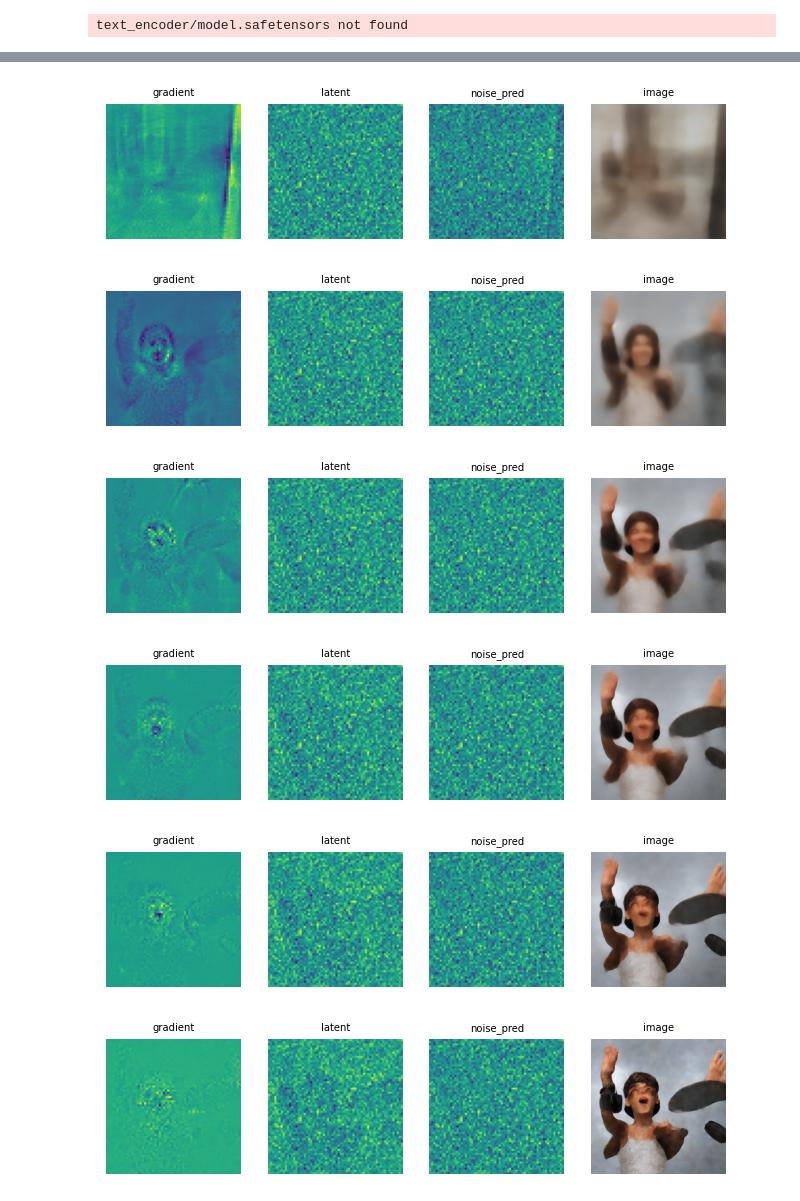
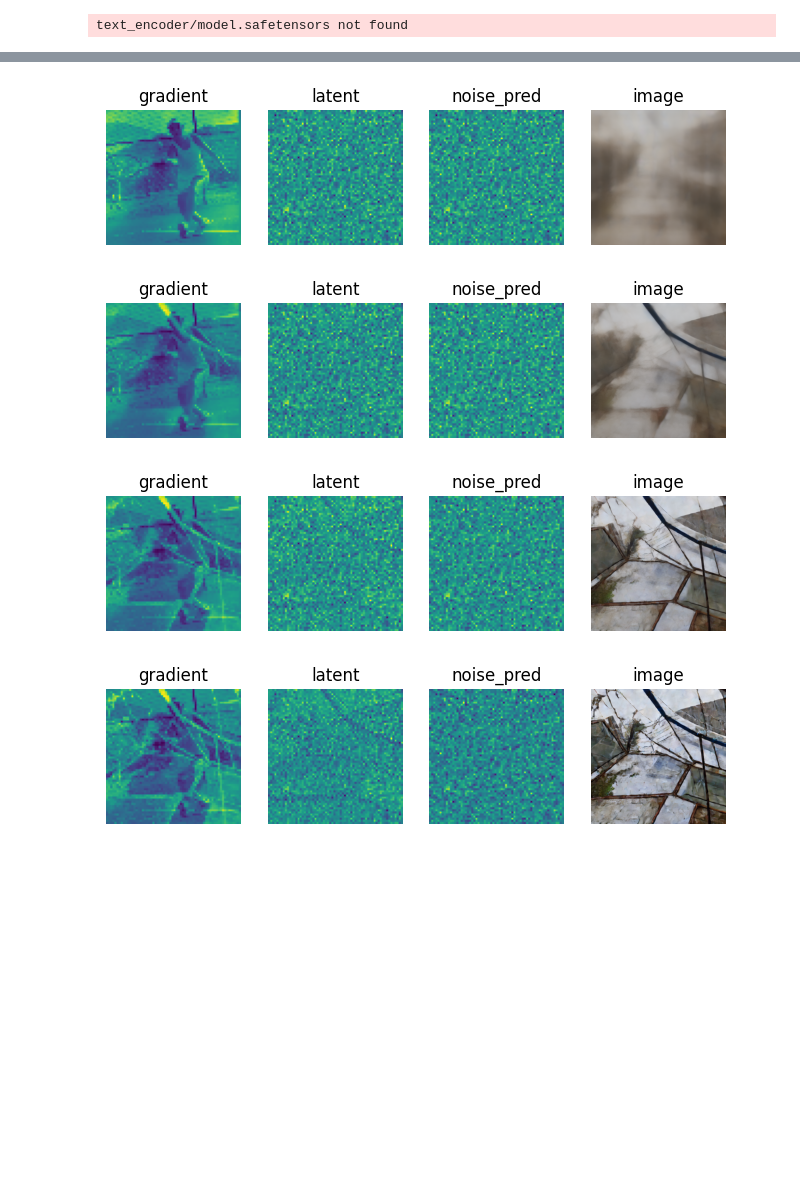
Before and after one commit to sunminni1031/transformer_brain_encoder, a Jupyter notebook: brain_guided_image_generation.ipynb, the cells around one changed output, grey strips where cells are left out. Drawn from its saved outputs; the diff is of its cells as text; code cells hidden in the pictures; blank space fills up the shorter version.

```diff
--- a/brain_guided_image_generation.ipynb
+++ b/brain_guided_image_generation.ipynb
@@ -88,26 +262,26 @@ else:
         for name, param in cur_model.named_parameters():
             param.requires_grad = False
 # %%
-lh_challenge_rois = []
-rh_challenge_rois = []
-for roi in rois_list:
-    roi_ind = model.lh_roi_names.index(roi)
-    lh_challenge_rois.append(model.lh_challenge_rois[roi_ind])
-    rh_challenge_rois.append(model.rh_challenge_rois[roi_ind])
-lh_challenge_rois = torch.clip(torch.stack(lh_challenge_rois).sum(0), min=0, max=1).cpu().numpy()
-rh_challenge_rois = torch.clip(torch.stack(rh_challenge_rois).sum(0), min=0, max=1).cpu().numpy()
+# lh_challenge_rois = []
+# rh_challenge_rois = []
+# for roi in rois_list:
+#     roi_ind = model.lh_roi_names.index(roi)
+#     lh_challenge_rois.append(model.lh_challenge_rois[roi_ind])
+#     rh_challenge_rois.append(model.rh_challenge_rois[roi_ind])
+# lh_challenge_rois = torch.clip(torch.stack(lh_challenge_rois).sum(0), min=0, max=1).cpu().numpy()
+# rh_challenge_rois = torch.clip(torch.stack(rh_challenge_rois).sum(0), min=0, max=1).cpu().numpy()
 
 
-def loss_function(image_input):
-    outputs = model.forward(image_input)
-    rois_acts = torch.mean(outputs[0] * torch.tensor(lh_challenge_rois).cuda(), axis=1)
-    rois_acts += torch.mean(outputs[1] * torch.tensor(rh_challenge_rois).cuda(), axis=1)
-    return -torch.mean(rois_acts)
+# def loss_function(image_input):
+#     outputs = model.forward(image_input)
+#     rois_acts = torch.mean(outputs[0] * torch.tensor(lh_challenge_rois).cuda(), axis=1)
+#     rois_acts += torch.mean(outputs[1] * torch.tensor(rh_challenge_rois).cuda(), axis=1)
+#     return -torch.mean(rois_acts)
 
 
-fld = '/engram/nklab/ms5724/transformer_brain_encoder/images'
-os.makedirs(fld, exist_ok=True)
-os.makedirs(f'{fld}/{model_name}', exist_ok=True)
+# fld = '/engram/nklab/ms5724/transformer_brain_encoder/images'
+# os.makedirs(fld, exist_ok=True)
+# os.makedirs(f'{fld}/{model_name}', exist_ok=True)
 # %%
 repo_id = "stabilityai/stable-diffusion-2-1-base"
 pipe = mypipelineSAG.from_pretrained(repo_id, torch_dtype=torch.float16, revision="fp16")
@@ -131,7 +367,7 @@ from diffusers.pipelines.stable_diffusion import StableDiffusionPipelineOutput
 num_inference_steps = 50
 guidance_scale = 0.0
 sag_scale = 0.75
-clip_guidance_scale = 130.0
+clip_guidance_scale = 130.0 * 10
 generator = g
 self = pipe
 with torch.no_grad():
@@ -151,9 +387,9 @@ with torch.no_grad():
     store_processor = CrossAttnStoreProcessor()
     self.unet.mid_block.attentions[0].transformer_blocks[0].attn1.processor = store_processor
     if not hasattr(self, "OPENAI_CLIP_MEAN"):
-        self.OPENAI_CLIP_MEAN = torch.from_numpy(np.array((0.48145466, 0.4578275, 0.40821073),
+        self.OPENAI_CLIP_MEAN = torch.from_numpy(np.array((0.485, 0.456, 0.406),
                                                           dtype=np.single)[None, :, None, None]).to(device)
-        self.OPENAI_CLIP_STD = torch.from_numpy(np.array((0.26862954, 0.26130258, 0.27577711),
+        self.OPENAI_CLIP_STD = torch.from_numpy(np.array((0.229, 0.224, 0.225),
                                                          dtype=np.single)[None, :, None, None]).to(device)
         self.OPENAI_CLIP_MEAN.requires_grad = False
         self.OPENAI_CLIP_STD.requires_grad = False
@@ -189,13 +425,16 @@ with torch.no_grad():
             resized_image = torch.nn.functional.interpolate(fp32_image, size=224, mode="bilinear")
             normalized_image = (resized_image - self.OPENAI_CLIP_MEAN) / self.OPENAI_CLIP_STD
             loss = self.brain_tweak(normalized_image) * clip_guidance_scale
-            grads = -torch.autograd.grad(loss, latents)[0]
+            # grads = -torch.autograd.grad(loss, latents)[0]
+            grads = -torch.autograd.grad(loss, normalized_image)[0]
+            grads = F.interpolate(grads, size=(64, 64), mode='bilinear', align_corners=False)
+            grads = grads.mean(1, keepdims=True).expand(-1, 4, -1, -1).cuda().half()
             latents = latents.detach()
             noise_pred = noise_pred_original - torch.sqrt(beta_prod_t) * grads
             # return noise_pred, latents
         #####################################################################
         latents = self.scheduler.step(noise_pred, t, latents, **extra_step_kwargs).prev_sample
-        if np.mod(i, 5) == 0:
+        if np.mod(i, 10) == 0:
             fig, axes = plt.subplots(1, 4, figsize=(8, 2))
             for iax, arr in enumerate([grads, latents, noise_pred]):
                 arr = arr.cpu().numpy()
@@ -216,6 +455,4 @@ with torch.no_grad():
-[figure, old version]
+[figure, new version]
-[figure, old version]
+[figure, new version]
-[figure, old version]
+[figure, new version]
-[figure, old version]
+[figure, new version]
-[figure, removed]
-[figure, removed]
```
Also changed, not shown: parts of 13 cells of this notebook, 1 other file.
